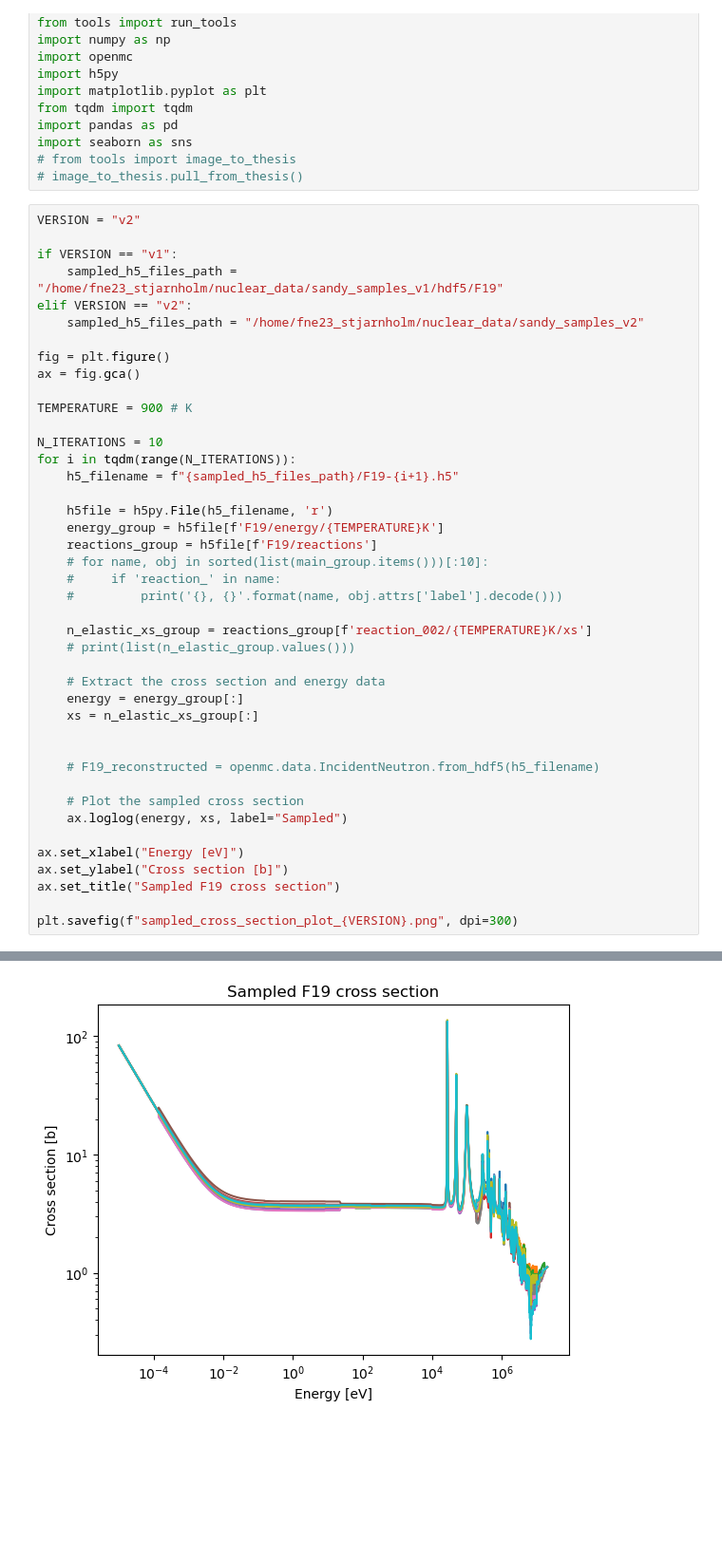
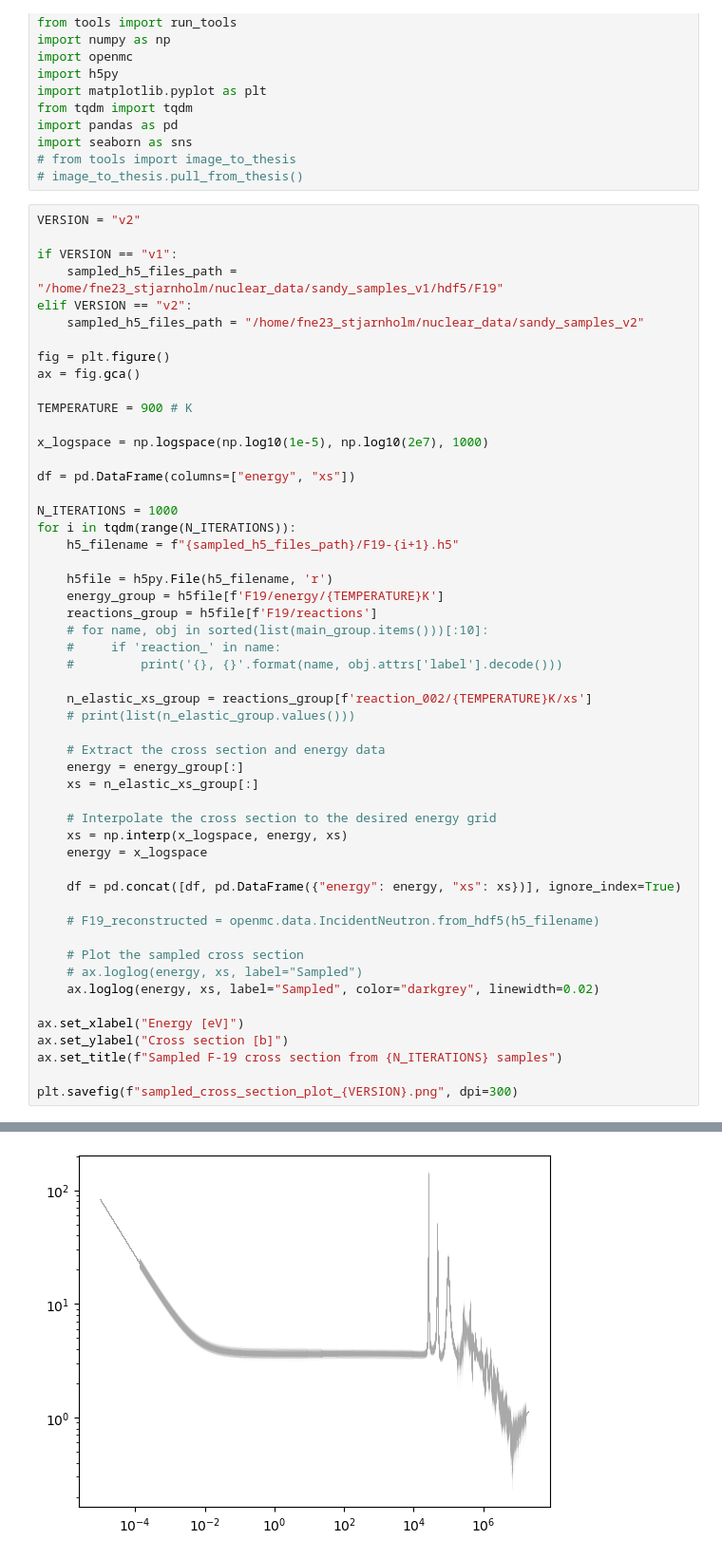
Before and after one commit to Kladdy/master-project, a Jupyter notebook: report_plots/results/sampled_cross_section_plot.ipynb, the cells around one changed output, grey strips where cells are left out. Shown at 95% size. Drawn from its saved outputs; the diff is of its cells as text; blank space fills up the shorter version.

```diff
--- a/report_plots/results/sampled_cross_section_plot.ipynb
+++ b/report_plots/results/sampled_cross_section_plot.ipynb
@@ -29,7 +29,11 @@ ax = fig.gca()
 
 TEMPERATURE = 900 # K
 
-N_ITERATIONS = 10
+x_logspace = np.logspace(np.log10(1e-5), np.log10(2e7), 1000)
+
+df = pd.DataFrame(columns=["energy", "xs"])
+
+N_ITERATIONS = 1000
 for i in tqdm(range(N_ITERATIONS)):
     h5_filename = f"{sampled_h5_files_path}/F19-{i+1}.h5"
 
@@ -47,15 +51,21 @@ for i in tqdm(range(N_ITERATIONS)):
     energy = energy_group[:]
     xs = n_elastic_xs_group[:]
 
+    # Interpolate the cross section to the desired energy grid
+    xs = np.interp(x_logspace, energy, xs)
+    energy = x_logspace
+
+    df = pd.concat([df, pd.DataFrame({"energy": energy, "xs": xs})], ignore_index=True)
 
     # F19_reconstructed = openmc.data.IncidentNeutron.from_hdf5(h5_filename)
 
     # Plot the sampled cross section
-    ax.loglog(energy, xs, label="Sampled")
+    # ax.loglog(energy, xs, label="Sampled")
+    ax.loglog(energy, xs, label="Sampled", color="darkgrey", linewidth=0.02)
 
 ax.set_xlabel("Energy [eV]")
 ax.set_ylabel("Cross section [b]")
-ax.set_title("Sampled F19 cross section")
+ax.set_title(f"Sampled F-19 cross section from {N_ITERATIONS} samples")
 
 plt.savefig(f"sampled_cross_section_plot_{VERSION}.png", dpi=300)
 # %% [output]
@@ -62 +73 @@ plt.savefig(f"sampled_cross_section_plot_{VERSION}.png", dpi=300)
-[figure, old version]
+[figure, new version]
```
Also changed, not shown: parts of 3 cells of this notebook, 17 other files.
